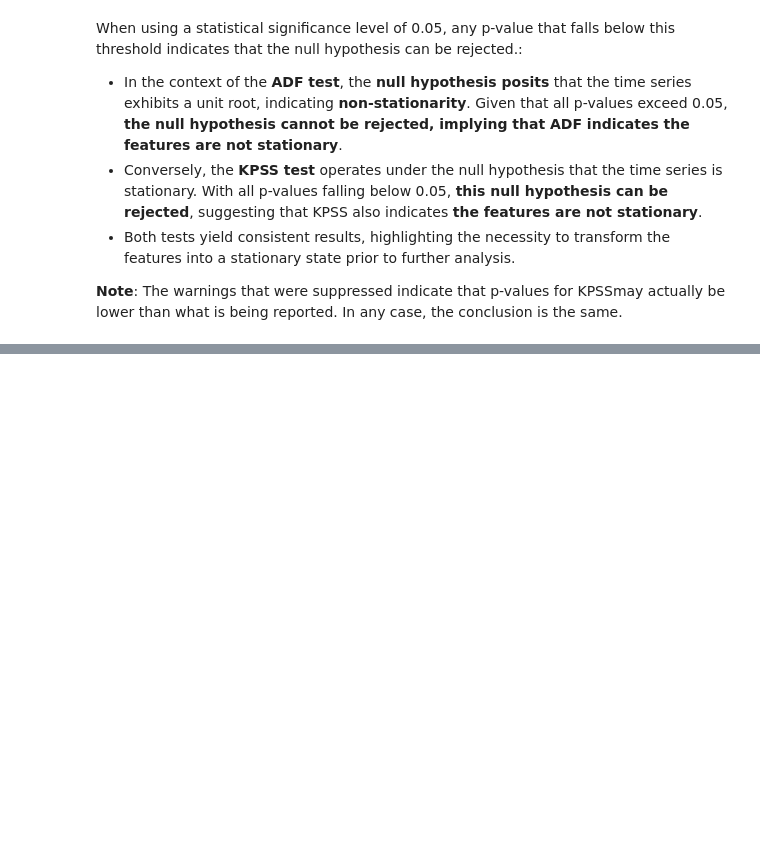
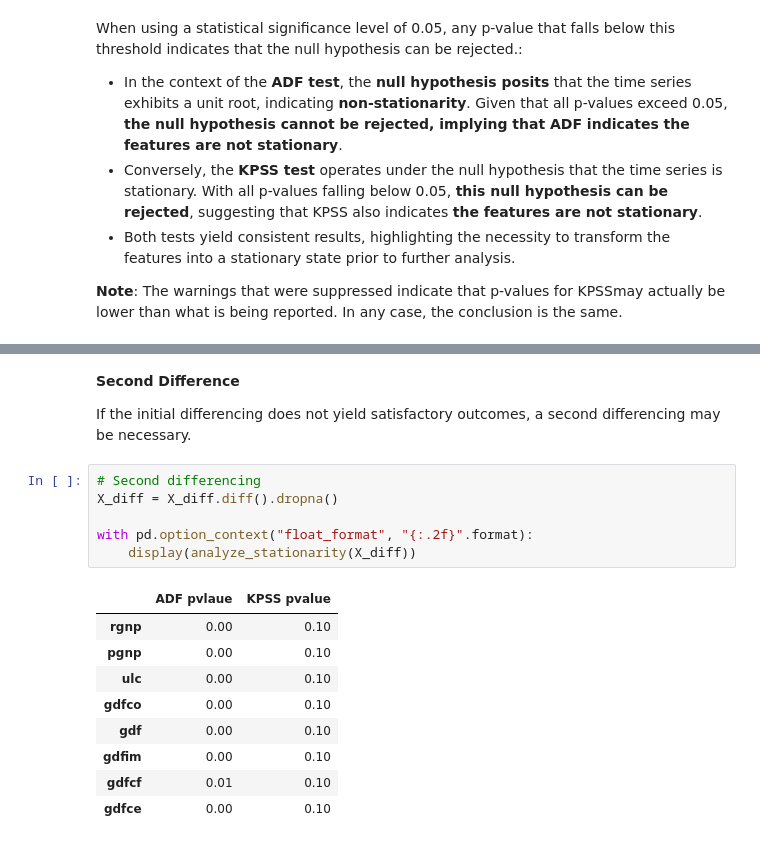
Before and after one commit to tyrantdavis/Forecasting-Economics-MultiVariate, a Jupyter notebook: Forecasting-WageGrowth-And-Inflation.ipynb, the cells around one changed output, grey strips where cells are left out. Cells and saved outputs as stored; diff of their text form; blank space fills up the shorter version.

```diff
--- a/Forecasting-WageGrowth-And-Inflation.ipynb
+++ b/Forecasting-WageGrowth-And-Inflation.ipynb
@@ -281,0 +309,20 @@ is the same.
+# %% [markdown]
+**Second Difference**
+
+If the initial differencing does not yield satisfactory outcomes, a second differencing may be necessary.
+# %%
+# Second differencing
+X_diff = X_diff.diff().dropna()
+
+with pd.option_context("float_format", "{:.2f}".format):
+    display(analyze_stationarity(X_diff))
+# %% [output]
+|  | ADF pvlaue | KPSS pvalue |
+| rgnp | 0.00 | 0.10 |
+| pgnp | 0.00 | 0.10 |
+| ulc | 0.00 | 0.10 |
+| gdfco | 0.00 | 0.10 |
+| gdf | 0.00 | 0.10 |
+| gdfim | 0.00 | 0.10 |
+| gdfcf | 0.01 | 0.10 |
+| gdfce | 0.00 | 0.10 |
```
Also changed, not shown: parts of 4 cells of this notebook.
